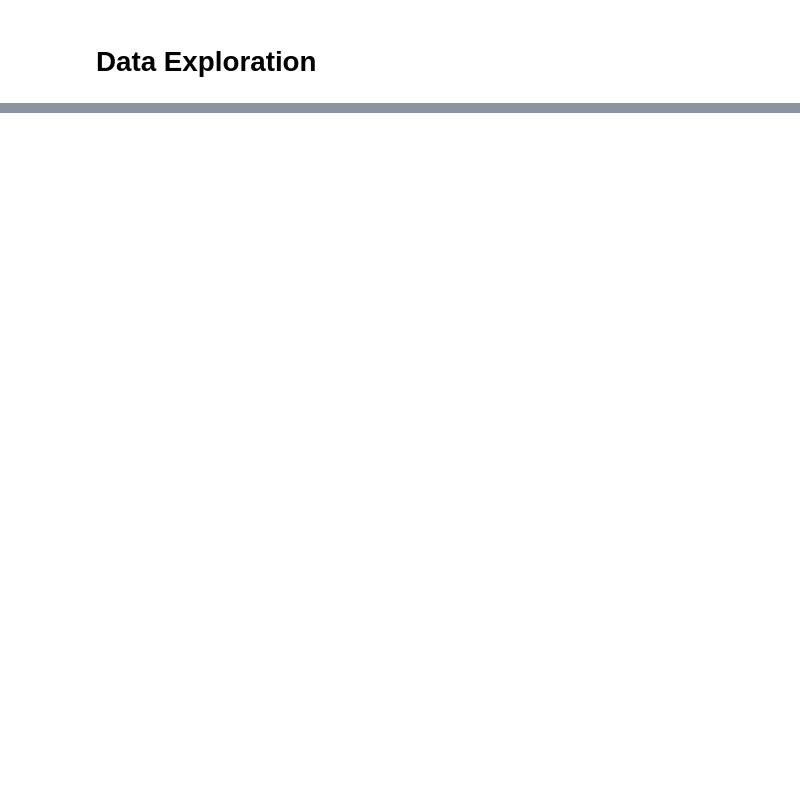
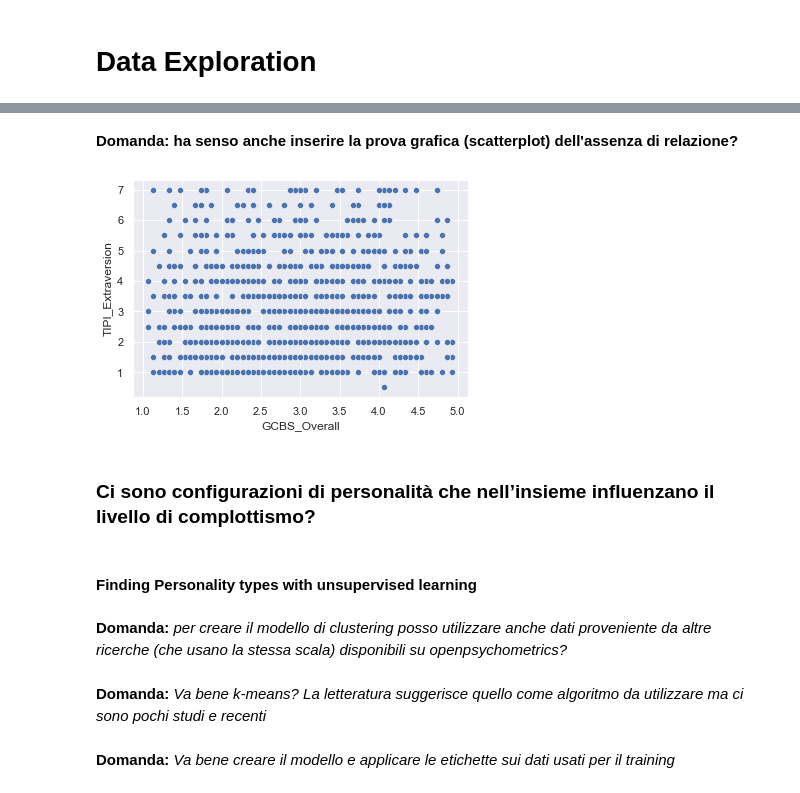
Before and after one commit to bolps/conspiracy, a Jupyter notebook: gcbs_exploration_and_models.ipynb, the cells around one changed output, grey strips where cells are left out. Drawn from its saved outputs; the diff is of its cells as text; code cells hidden in the pictures; blank space fills up the shorter version.

```diff
--- a/gcbs_exploration_and_models.ipynb
+++ b/gcbs_exploration_and_models.ipynb
@@ -565,0 +608,2 @@ TIPI_Openness GCBS_Overall
+# %% [markdown]
+**Domanda: ha senso anche inserire la prova grafica (scatterplot) dell'assenza di relazione?**
@@ -565,0 +613,16 @@ TIPI_Openness GCBS_Overall
+# %%
+sns.set_theme()
+sns.scatterplot(data=gcbs_clean_df, x="GCBS_Overall", y="TIPI_Extraversion")
+plt.show()
+# %% [output]
+[figure, added]
+# %% [markdown]
+### Ci sono configurazioni di personalità che nell’insieme influenzano il livello di complottismo?
+# %% [markdown]
+#### Finding Personality types with unsupervised learning
+# %% [markdown]
+**Domanda:** *per creare il modello di clustering posso utilizzare anche dati proveniente da altre ricerche (che usano la stessa scala) disponibili su openpsychometrics?*
+# %% [markdown]
+**Domanda:** *Va bene k-means? La letteratura suggerisce quello come algoritmo da utilizzare ma ci sono pochi studi e recenti*
+# %% [markdown]
+**Domanda:** *Va bene creare il modello e applicare le etichette sui dati usati per il training*
```
Also changed, not shown: parts of 99 cells of this notebook.
